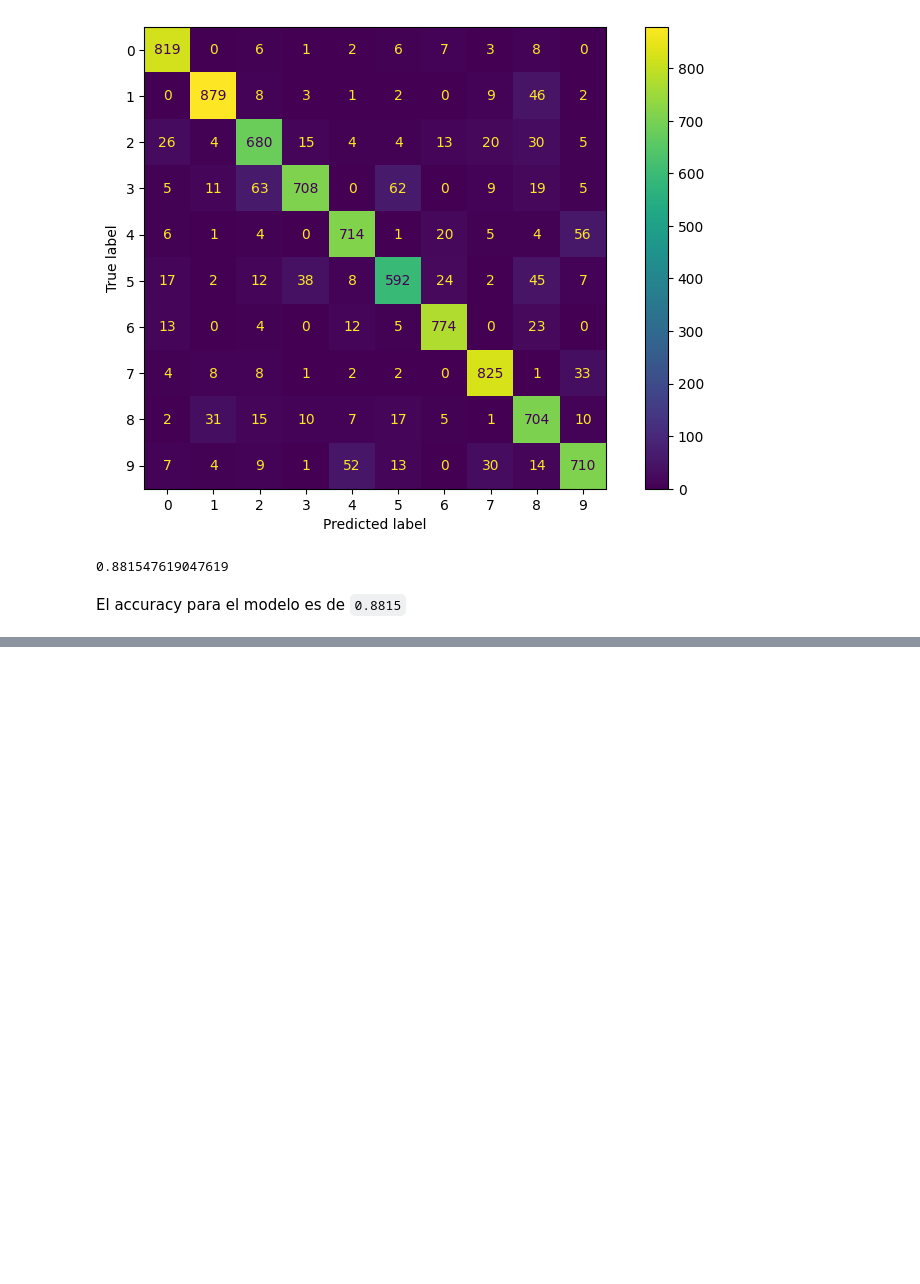
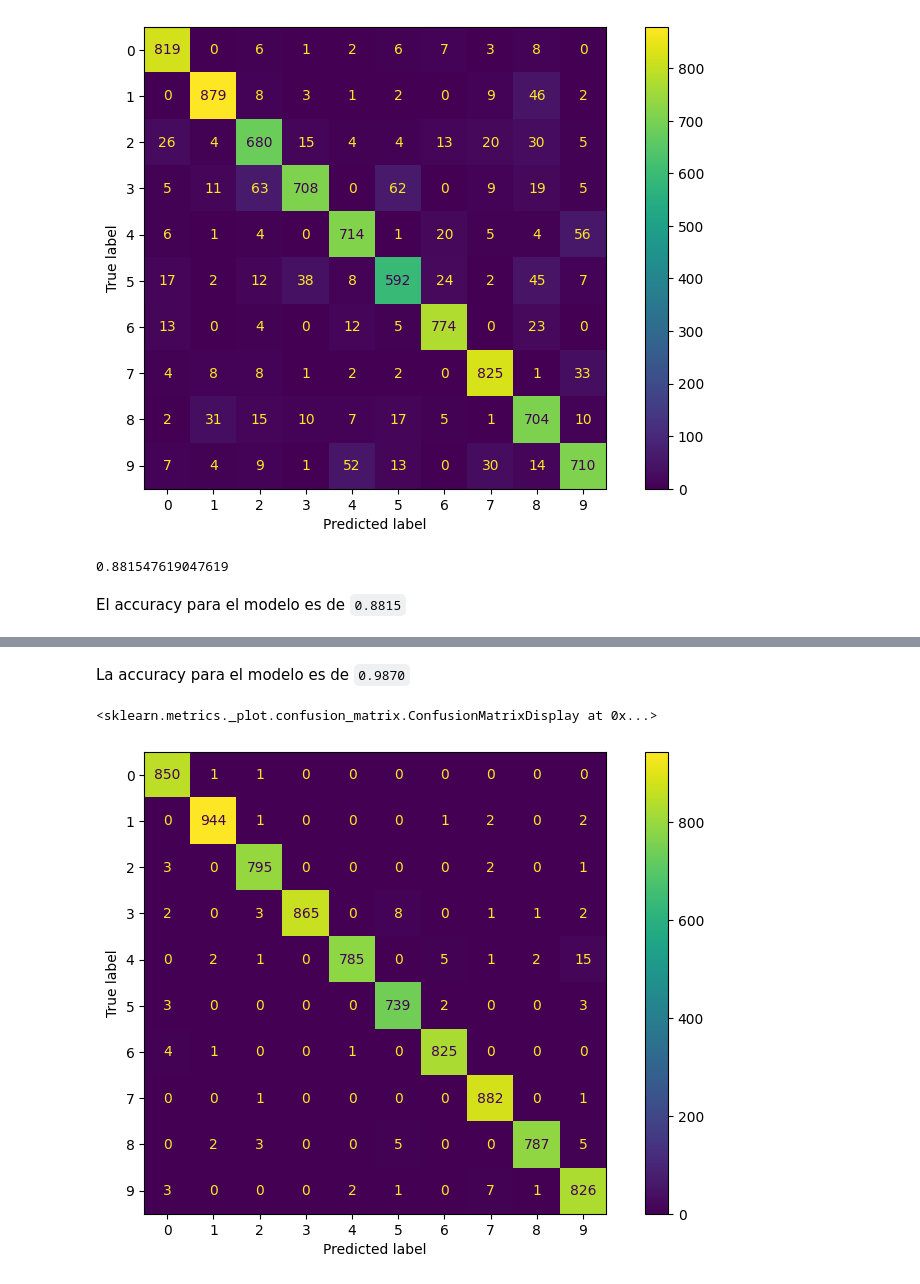
Before and after one commit to guillermoSb/uvg_data_science_lab_3, a Jupyter notebook: Exercise01.ipynb, the cells around one changed output, grey strips where cells are left out. Saved outputs shown, nothing was run; the diff lists cells and outputs as text; code cells hidden in the pictures; blank space fills up the shorter version.

```diff
--- a/Exercise01.ipynb
+++ b/Exercise01.ipynb
@@ -107,0 +189,12 @@ El accuracy para el modelo es de `0.8815`
+# %% [markdown]
+La accuracy para el modelo es de `0.9870`
+# %%
+from sklearn.metrics import confusion_matrix, ConfusionMatrixDisplay
+from sklearn.metrics import accuracy_score
+
+confussion_matrix = confusion_matrix(np.array(y_test), np.array(indices),)
+disp = ConfusionMatrixDisplay(confusion_matrix=confussion_matrix, display_labels=bar_labels)
+disp.plot()
+# %% [output]
+<sklearn.metrics._plot.confusion_matrix.ConfusionMatrixDisplay at 0x...>
+[figure, added]
```
Also changed, not shown: parts of 8 cells of this notebook.
